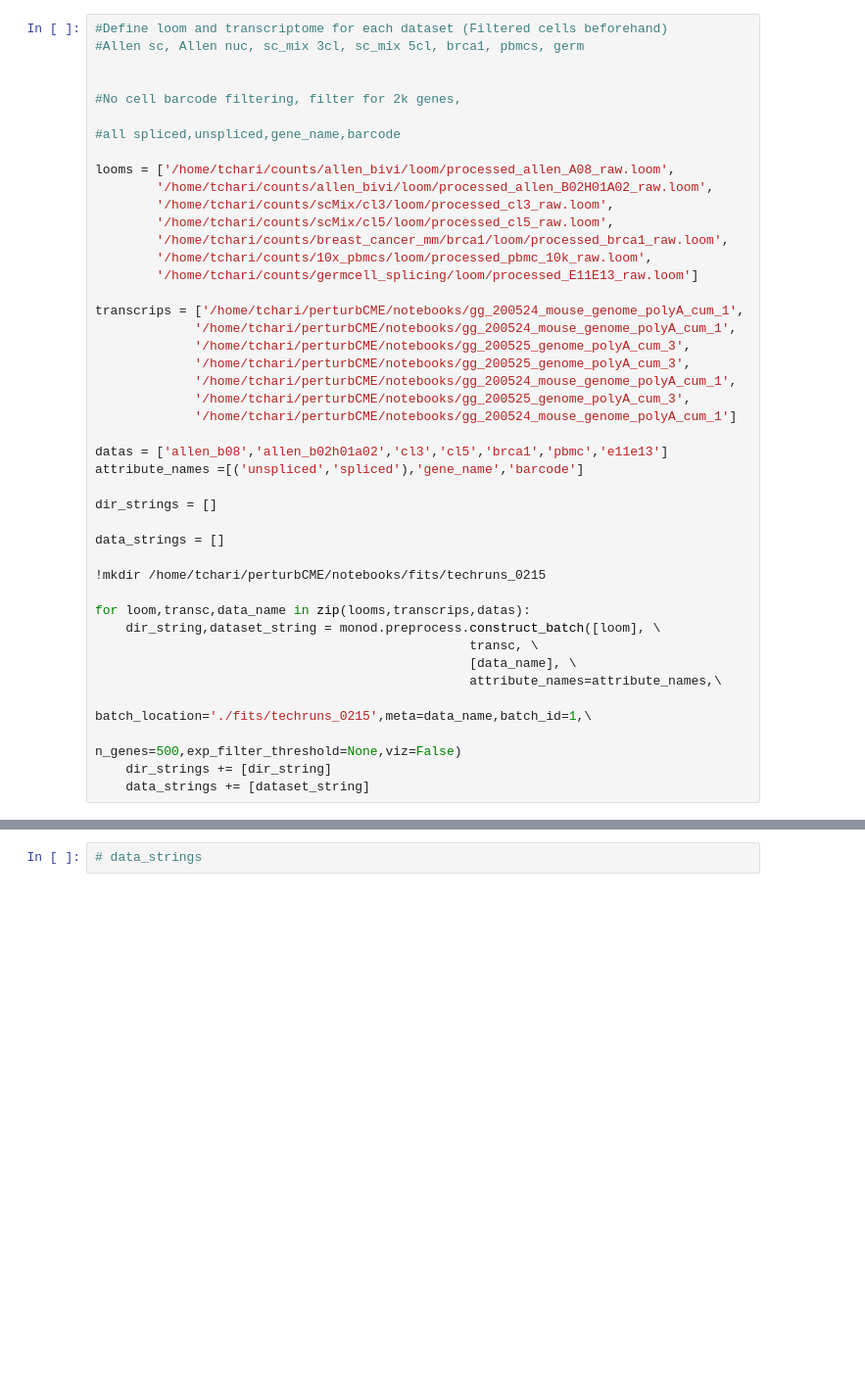
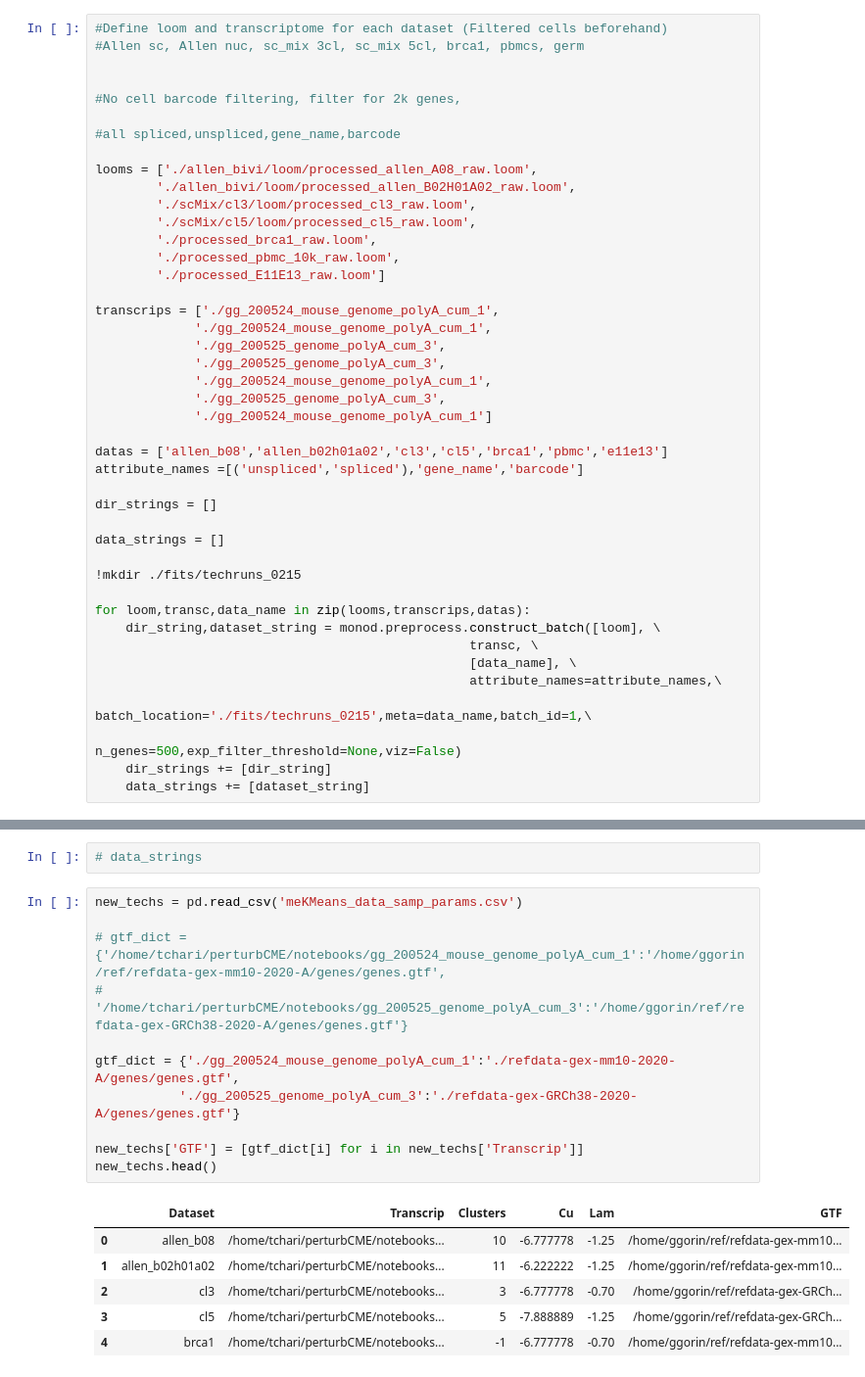
Before and after one commit to pachterlab/CGP_2023, a Jupyter notebook: analysis_notebooks/sim_benchmark_data_gen/alldataset_preprocess.ipynb, the cells around one changed output, grey strips where cells are left out. Shown at 98% size. Cells and saved outputs as stored; diff of their text form; blank space fills up the shorter version.

```diff
--- a/analysis_notebooks/sim_benchmark_data_gen/alldataset_preprocess.ipynb
+++ b/analysis_notebooks/sim_benchmark_data_gen/alldataset_preprocess.ipynb
@@ -923,21 +1108,21 @@ Run on all relevant datasets
 
 #all spliced,unspliced,gene_name,barcode
 
-looms = ['/home/tchari/counts/allen_bivi/loom/processed_allen_A08_raw.loom',
-        '/home/tchari/counts/allen_bivi/loom/processed_allen_B02H01A02_raw.loom',
-        '/home/tchari/counts/scMix/cl3/loom/processed_cl3_raw.loom',
-        '/home/tchari/counts/scMix/cl5/loom/processed_cl5_raw.loom',
-        '/home/tchari/counts/breast_cancer_mm/brca1/loom/processed_brca1_raw.loom',
-        '/home/tchari/counts/10x_pbmcs/loom/processed_pbmc_10k_raw.loom',
-        '/home/tchari/counts/germcell_splicing/loom/processed_E11E13_raw.loom']
+looms = ['./allen_bivi/loom/processed_allen_A08_raw.loom',
+        './allen_bivi/loom/processed_allen_B02H01A02_raw.loom',
+        './scMix/cl3/loom/processed_cl3_raw.loom',
+        './scMix/cl5/loom/processed_cl5_raw.loom',
+        './processed_brca1_raw.loom',
+        './processed_pbmc_10k_raw.loom',
+        './processed_E11E13_raw.loom']
 
-transcrips = ['/home/tchari/perturbCME/notebooks/gg_200524_mouse_genome_polyA_cum_1',
-             '/home/tchari/perturbCME/notebooks/gg_200524_mouse_genome_polyA_cum_1',
-             '/home/tchari/perturbCME/notebooks/gg_200525_genome_polyA_cum_3',
-             '/home/tchari/perturbCME/notebooks/gg_200525_genome_polyA_cum_3',
-             '/home/tchari/perturbCME/notebooks/gg_200524_mouse_genome_polyA_cum_1',
-             '/home/tchari/perturbCME/notebooks/gg_200525_genome_polyA_cum_3',
-             '/home/tchari/perturbCME/notebooks/gg_200524_mouse_genome_polyA_cum_1']
+transcrips = ['./gg_200524_mouse_genome_polyA_cum_1',
+             './gg_200524_mouse_genome_polyA_cum_1',
+             './gg_200525_genome_polyA_cum_3',
+             './gg_200525_genome_polyA_cum_3',
+             './gg_200524_mouse_genome_polyA_cum_1',
+             './gg_200525_genome_polyA_cum_3',
+             './gg_200524_mouse_genome_polyA_cum_1']
 
 datas = ['allen_b08','allen_b02h01a02','cl3','cl5','brca1','pbmc','e11e13']
 attribute_names =[('unspliced','spliced'),'gene_name','barcode']
@@ -946,7 +1131,7 @@ dir_strings = []
 
 data_strings = []
 
-!mkdir /home/tchari/perturbCME/notebooks/fits/techruns_0215
+!mkdir ./fits/techruns_0215
 
 for loom,transc,data_name in zip(looms,transcrips,datas):
     dir_string,dataset_string = monod.preprocess.construct_batch([loom], \
@@ -1108,3 +1293,21 @@ techs.head()
 techs.to_csv('meKMeans_data_samp_params.csv',index=None)
 # %%
 # data_strings
+# %%
+new_techs = pd.read_csv('meKMeans_data_samp_params.csv')
+
+# gtf_dict = {'/home/tchari/perturbCME/notebooks/gg_200524_mouse_genome_polyA_cum_1':'/home/ggorin/ref/refdata-gex-mm10-2020-A/genes/genes.gtf',
+#            '/home/tchari/perturbCME/notebooks/gg_200525_genome_polyA_cum_3':'/home/ggorin/ref/refdata-gex-GRCh38-2020-A/genes/genes.gtf'}
+
+gtf_dict = {'./gg_200524_mouse_genome_polyA_cum_1':'./refdata-gex-mm10-2020-A/genes/genes.gtf',
+           './gg_200525_genome_polyA_cum_3':'./refdata-gex-GRCh38-2020-A/genes/genes.gtf'}
+
+new_techs['GTF'] = [gtf_dict[i] for i in new_techs['Transcrip']]
+new_techs.head()
+# %% [output]
+|  | Dataset | Transcrip | Clusters | Cu | Lam | GTF |
+| 0 | allen_b08 | /home/tchari/perturbCME/notebooks... | 10 | -6.777778 | -1.25 | /home/ggorin/ref/refdata-gex-mm10... |
+| 1 | allen_b02h01a02 | /home/tchari/perturbCME/notebooks... | 11 | -6.222222 | -1.25 | /home/ggorin/ref/refdata-gex-mm10... |
+| 2 | cl3 | /home/tchari/perturbCME/notebooks... | 3 | -6.777778 | -0.70 | /home/ggorin/ref/refdata-gex-GRCh... |
+| 3 | cl5 | /home/tchari/perturbCME/notebooks... | 5 | -7.888889 | -1.25 | /home/ggorin/ref/refdata-gex-GRCh... |
+| 4 | brca1 | /home/tchari/perturbCME/notebooks... | -1 | -6.777778 | -0.70 | /home/ggorin/ref/refdata-gex-mm10... |
```
Also changed, not shown: parts of 53 cells of this notebook, 2 other files.
